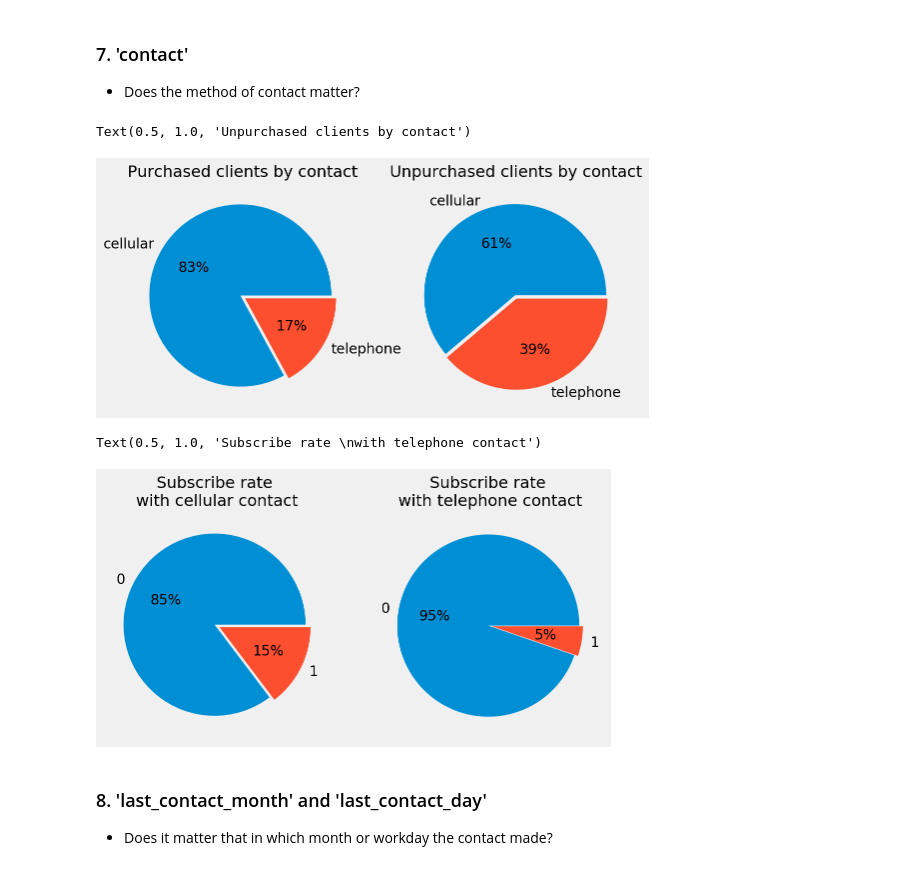
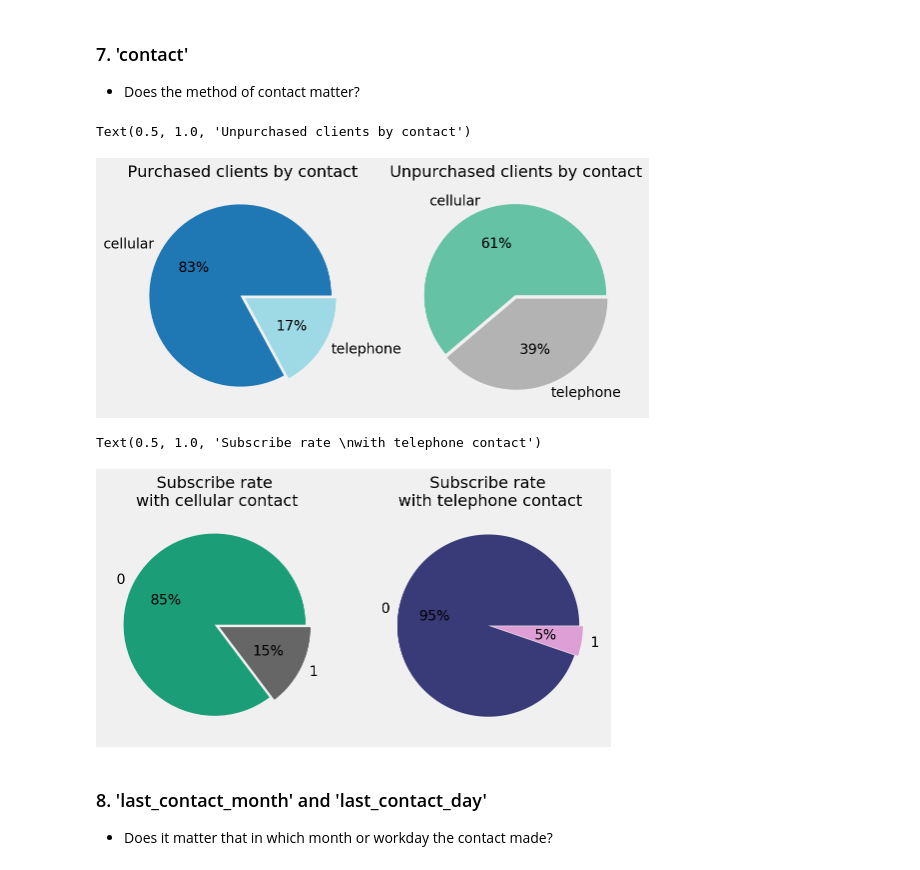
Before and after one commit to carolchenghq/General-Assembly, a Jupyter notebook: ProjectCapstone - Data Driven Strategy of Bank Marketing/Solution2_EDA.ipynb, the cells around one changed output. Saved outputs shown, nothing was run; the diff lists cells and outputs as text; code cells hidden in the pictures.

```diff
--- a/ProjectCapstone - Data Driven Strategy of Bank Marketing/Solution2_EDA.ipynb
+++ b/ProjectCapstone - Data Driven Strategy of Bank Marketing/Solution2_EDA.ipynb
@@ -417,8 +422,10 @@ Term deposit subscribe rate among the clients that have both housing loan and pe
 - Does the method of contact matter?
 # %%
 fig, axes = plt.subplots(1,2, figsize=(8, 4), squeeze=False)
-df_bank[df_bank['y']==1]['contact'].value_counts().plot(kind='pie', explode=[0.03,0.03], autopct='%1.0f%%', ax=axes[0][0])
-df_bank[df_bank['y']==0]['contact'].value_counts().plot(kind='pie', explode=[0.02,0.02], autopct='%1.0f%%', ax=axes[0][1])
+df_bank[df_bank['y']==1]['contact'].value_counts().plot(kind='pie', explode=[0.03,0.03], autopct='%1.0f%%',
+                                                        cmap='tab20', ax=axes[0][0])
+df_bank[df_bank['y']==0]['contact'].value_counts().plot(kind='pie', explode=[0.02,0.02], autopct='%1.0f%%',
+                                                        cmap='Set2', ax=axes[0][1])
 axes[0][0].set_ylabel('')
 axes[0][1].set_ylabel('')
 
@@ -426,19 +433,21 @@ axes[0][0].set_title('Purchased clients by contact', fontsize=16)
 axes[0][1].set_title('Unpurchased clients by contact', fontsize=16)
 # %% [output]
 Text(0.5, 1.0, 'Unpurchased clients by contact')
-[figure, old version]
+[figure, new version]
 # %%
 fig, axes = plt.subplots(1,2, figsize=(8, 4), squeeze=False)
-df_bank[df_bank['contact']=='cellular']['y'].value_counts().plot(kind='pie', explode=[0.03,0.03], autopct='%1.0f%%', ax=axes[0][0])
-df_bank[df_bank['contact']=='telephone']['y'].value_counts().plot(kind='pie', explode=[0.02,0.02], autopct='%1.0f%%', ax=axes[0][1])
+df_bank[df_bank['contact']=='cellular']['y'].value_counts().plot(kind='pie', explode=[0.03,0.03], autopct='%1.0f%%',
+                                                                 cmap='Dark2', ax=axes[0][0])
+df_bank[df_bank['contact']=='telephone']['y'].value_counts().plot(kind='pie', explode=[0.02,0.02], autopct='%1.0f%%',
+                                                                  cmap='tab20b', ax=axes[0][1])
 axes[0][0].set_ylabel('')
 axes[0][1].set_ylabel('')
 
 axes[0][0].set_title('Subscribe rate \nwith cellular contact', fontsize=16)
 axes[0][1].set_title('Subscribe rate \nwith telephone contact', fontsize=16)
 # %% [output]
 Text(0.5, 1.0, 'Subscribe rate \nwith telephone contact')
-[figure, old version]
+[figure, new version]
 # %%
 # For the clients that has subscribed the deposit, 83% of them had been contacted by cellular, only 17% by telephone.
 # For the clients that had been contacted by cellular, 15% of them subscribed the deposit. While only 5% of the
```
Also changed, not shown: parts of 15 cells of this notebook, 2 other files.
